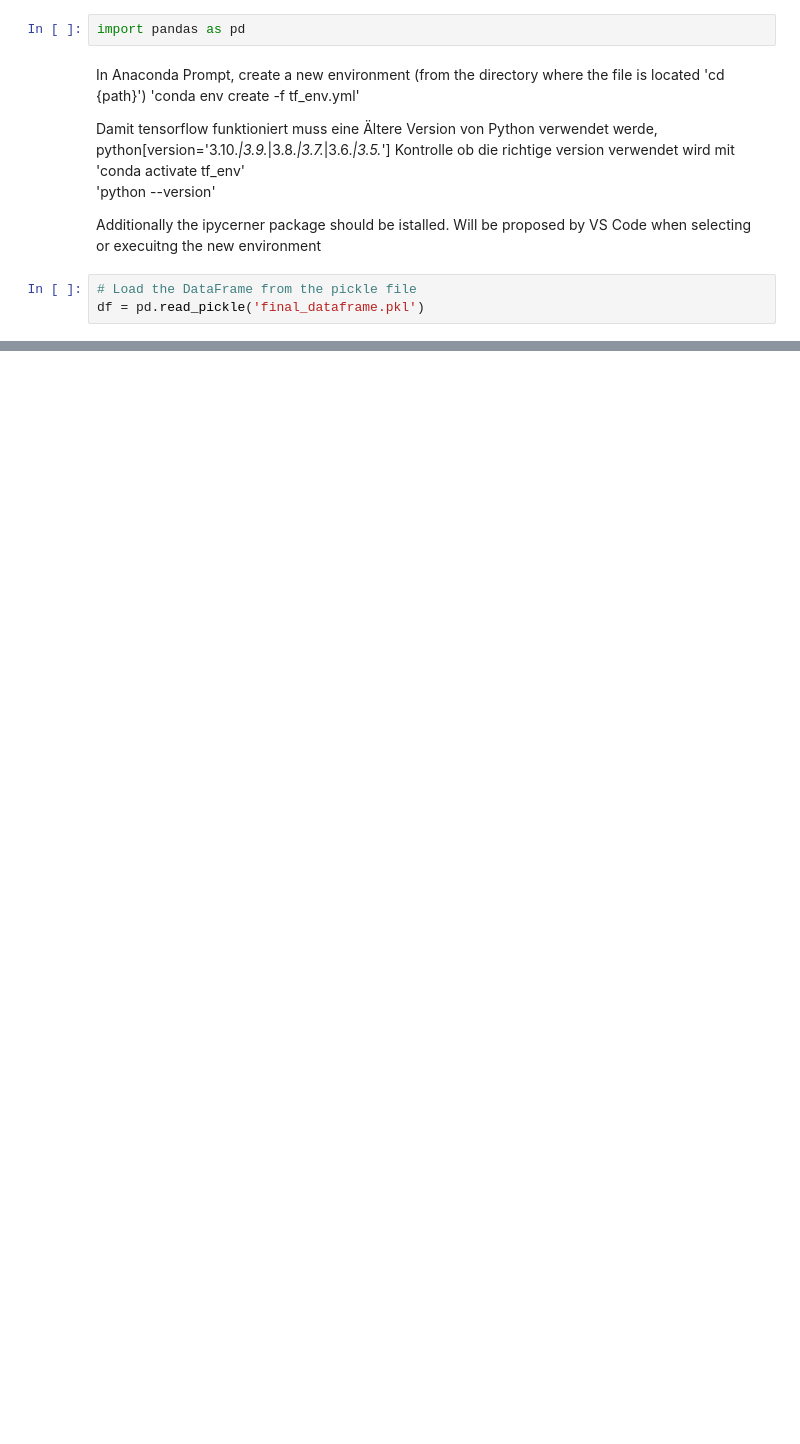
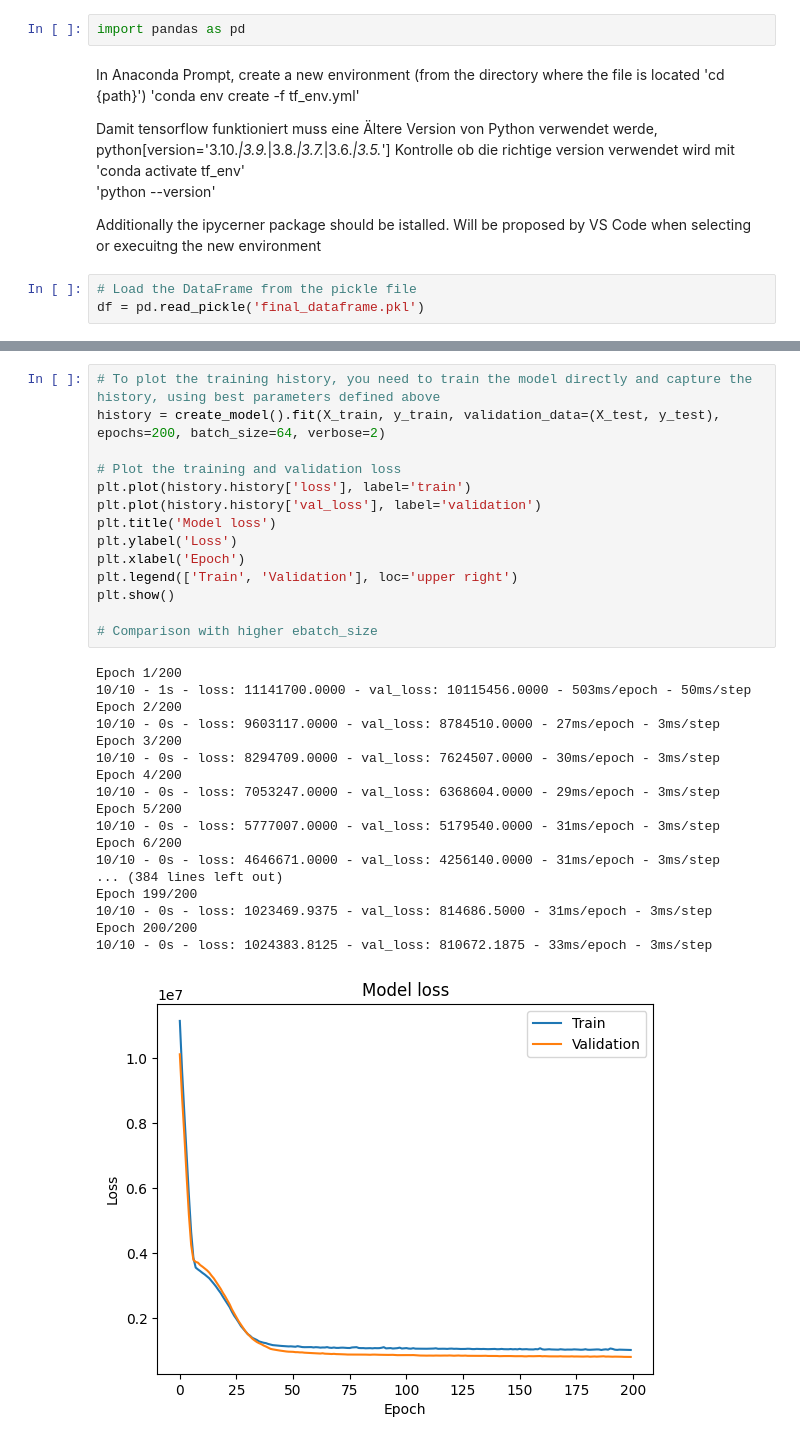
Before and after one commit to Giginio/mlp, a Jupyter notebook: 4_tensorflow.ipynb, the cells around one changed output, grey strips where cells are left out. Saved outputs shown, nothing was run; the diff lists cells and outputs as text; blank space fills up the shorter version.

```diff
--- a/4_tensorflow.ipynb
+++ b/4_tensorflow.ipynb
@@ -76,0 +476,33 @@ print("R^2 Score:", r2)
+# %%
+# To plot the training history, you need to train the model directly and capture the history, using best parameters defined above
+history = create_model().fit(X_train, y_train, validation_data=(X_test, y_test), epochs=200, batch_size=64, verbose=2)
+
+# Plot the training and validation loss
+plt.plot(history.history['loss'], label='train')
+plt.plot(history.history['val_loss'], label='validation')
+plt.title('Model loss')
+plt.ylabel('Loss')
+plt.xlabel('Epoch')
+plt.legend(['Train', 'Validation'], loc='upper right')
+plt.show()
+
+# Comparison with higher ebatch_size
+# %% [output]
+Epoch 1/200
+10/10 - 1s - loss: 11141700.0000 - val_loss: 10115456.0000 - 503ms/epoch - 50ms/step
+Epoch 2/200
+10/10 - 0s - loss: 9603117.0000 - val_loss: 8784510.0000 - 27ms/epoch - 3ms/step
+Epoch 3/200
+10/10 - 0s - loss: 8294709.0000 - val_loss: 7624507.0000 - 30ms/epoch - 3ms/step
+Epoch 4/200
+10/10 - 0s - loss: 7053247.0000 - val_loss: 6368604.0000 - 29ms/epoch - 3ms/step
+Epoch 5/200
+10/10 - 0s - loss: 5777007.0000 - val_loss: 5179540.0000 - 31ms/epoch - 3ms/step
+Epoch 6/200
+10/10 - 0s - loss: 4646671.0000 - val_loss: 4256140.0000 - 31ms/epoch - 3ms/step
+... (384 lines left out)
+Epoch 199/200
+10/10 - 0s - loss: 1023469.9375 - val_loss: 814686.5000 - 31ms/epoch - 3ms/step
+Epoch 200/200
+10/10 - 0s - loss: 1024383.8125 - val_loss: 810672.1875 - 33ms/epoch - 3ms/step
+[figure, added]
```
Also changed, not shown: parts of 11 cells of this notebook, 4 other files.
